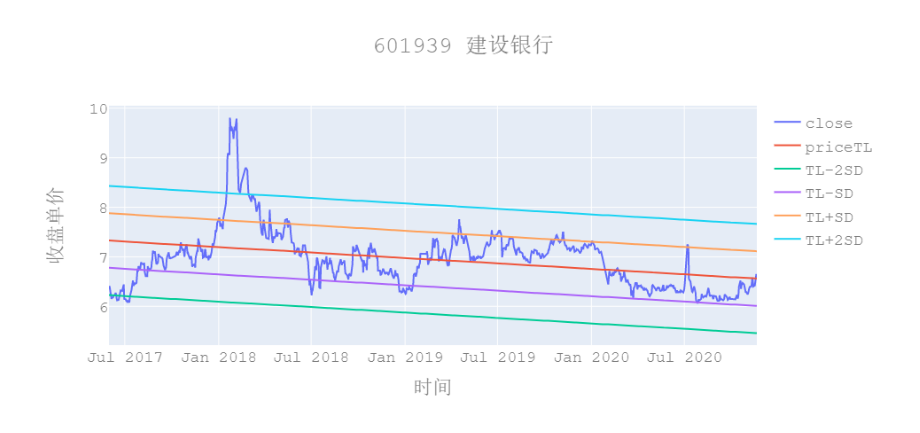
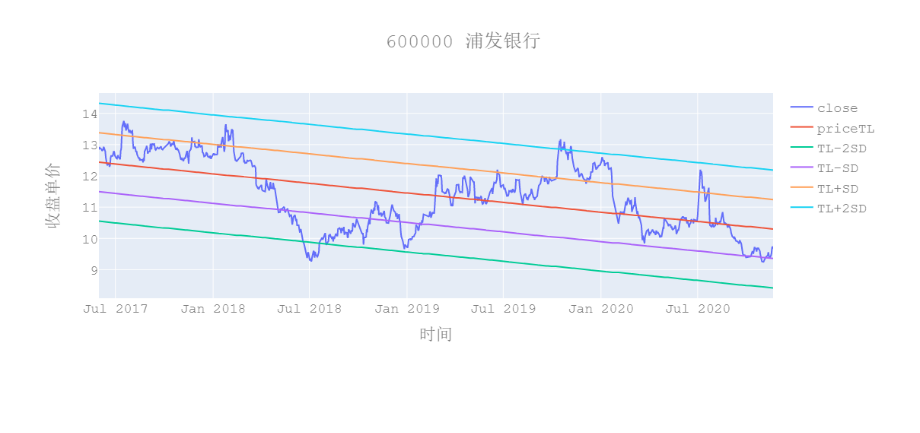
Before and after one commit to Yusheng0313/JNB_WS, a Jupyter notebook: STOCK/ANA_FiveLine.ipynb, the cells around one changed output. Cells and saved outputs as stored; diff of their text form; code cells hidden in the pictures; blank space fills up the shorter version.

```diff
--- a/STOCK/ANA_FiveLine.ipynb
+++ b/STOCK/ANA_FiveLine.ipynb
@@ -16,18 +16,20 @@ from Stock_Interface import cli_fiveLine
 from Stock_Interface import read_finance_year
 from Stock_Interface.read_finance_year import read_stock, read_newyear
 # %%
-stock_code = '601939'
+stock_code = '600000'
 today = datetime.date.today()                #datetime.date类型日期  today = datetime.date(2019,11,15)
 today = today -  datetime.timedelta(365*0)
 A3yday = today - datetime.timedelta(365*3.5)
 startDate = A3yday.strftime('%Y%m%d')        #字符串型日期
 endDate = today.strftime('%Y%m%d')
+from Stock_Interface import read_finance_year
+stock_name =  read_finance_year.read_companyInfo(stock_code)
 
 df = read_stock( read_newyear(), stock_code, startDate, endDate )
 df_mode = cli_fiveLine.build_mode(df, stock_code, startDate, endDate)
-fig = cli_fiveLine.show_save_image(df_mode, stock_code)
+fig = cli_fiveLine.show_save_image(df_mode, stock_code, stock_name)
 # %% [output]
-[figure, old version]
+[figure, new version]
 # %%
 today = datetime.date.today()                #datetime.date类型日期
 today = today -  datetime.timedelta(365*0.5)
```
Also changed, not shown: parts of 6 cells of this notebook, 3 other files.
